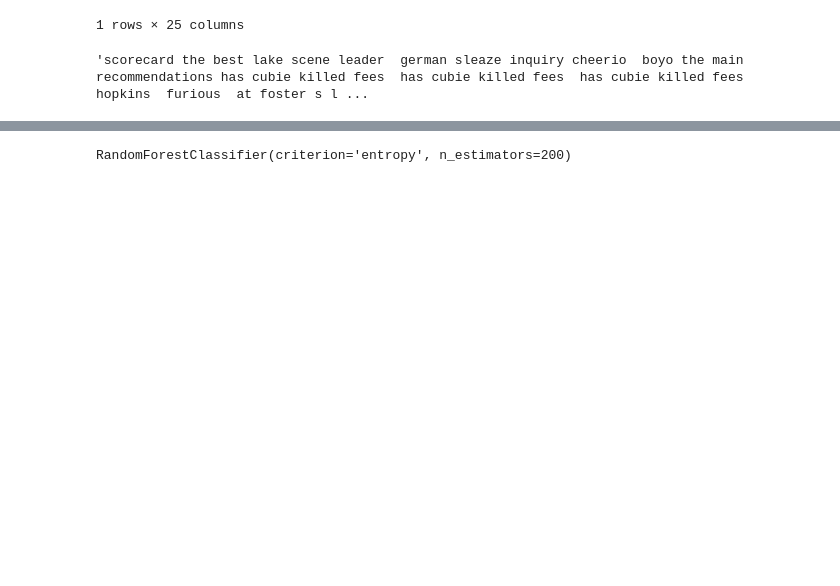
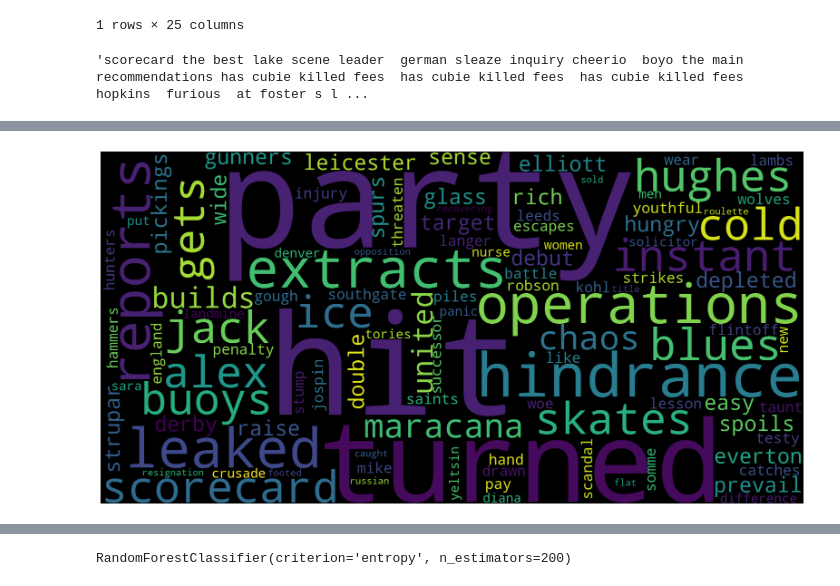
Before and after one commit to Hrishitcodethis/stock_sentiment_analysis, a Jupyter notebook: stock_sentiment_analysis.ipynb, the cells around one changed output, grey strips where cells are left out. Drawn from its saved outputs; the diff is of its cells as text; code cells hidden in the pictures; blank space fills up the shorter version.

```diff
--- a/stock_sentiment_analysis.ipynb
+++ b/stock_sentiment_analysis.ipynb
@@ -131,0 +154,10 @@ headlines[0]
+# %%
+text = hd
+wordcloud = WordCloud(width = 2000, height = 1000, random_state=42, background_color='black', collocations=False, stopwords = stopwords.words('english')).generate(text)
+plt.figure(figsize=(20, 30))
+# Display image
+plt.imshow(wordcloud)
+plt.axis("off")
+plt.show()
+# %% [output]
+[figure, added]
```
Also changed, not shown: parts of 40 cells of this notebook.
